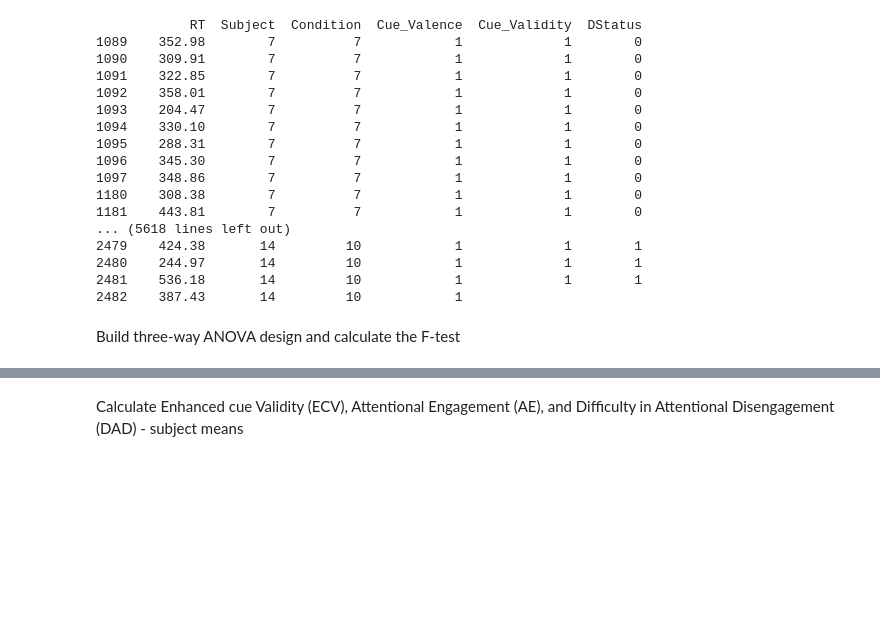
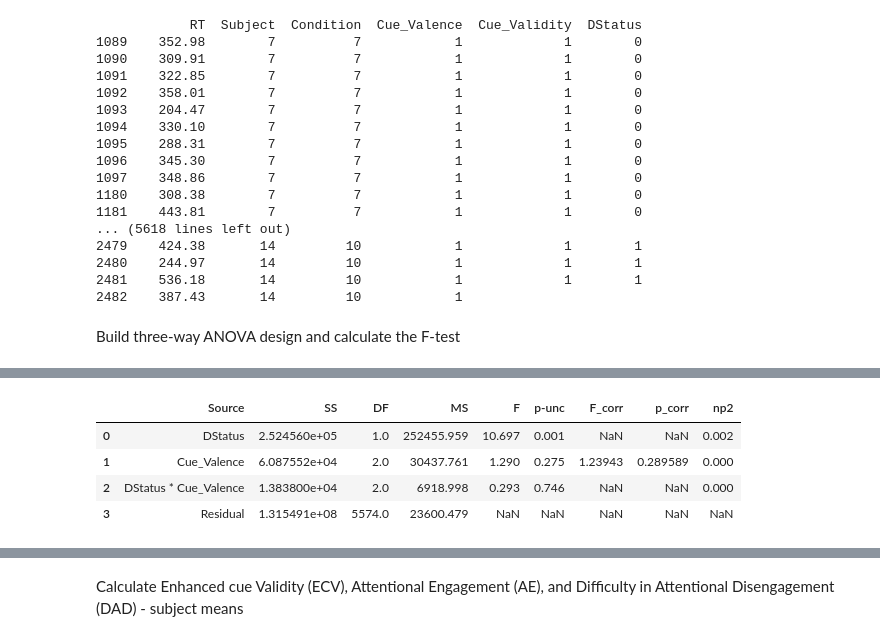
Before and after one commit to MartinHochheimer/FED_AZ_201516, a Jupyter notebook: data_funclib_scripts_exec/RT_data-analysis.ipynb, the cells around one changed output, grey strips where cells are left out. Cells and saved outputs as stored; diff of their text form; code cells hidden in the pictures; blank space fills up the shorter version.

```diff
--- a/data_funclib_scripts_exec/RT_data-analysis.ipynb
+++ b/data_funclib_scripts_exec/RT_data-analysis.ipynb
@@ -94,0 +149,8 @@ FED_anova
+# %%
+simpleeff_invalid
+# %% [output]
+|  | Source | SS | DF | MS | F | p-unc | F_corr | p_corr | np2 |
+| 0 | DStatus | 2.524560e+05 | 1.0 | 252455.959 | 10.697 | 0.001 | NaN | NaN | 0.002 |
+| 1 | Cue_Valence | 6.087552e+04 | 2.0 | 30437.761 | 1.290 | 0.275 | 1.23943 | 0.289589 | 0.000 |
+| 2 | DStatus * Cue_Valence | 1.383800e+04 | 2.0 | 6918.998 | 0.293 | 0.746 | NaN | NaN | 0.000 |
+| 3 | Residual | 1.315491e+08 | 5574.0 | 23600.479 | NaN | NaN | NaN | NaN | NaN |
```
Also changed, not shown: parts of 21 cells of this notebook.
